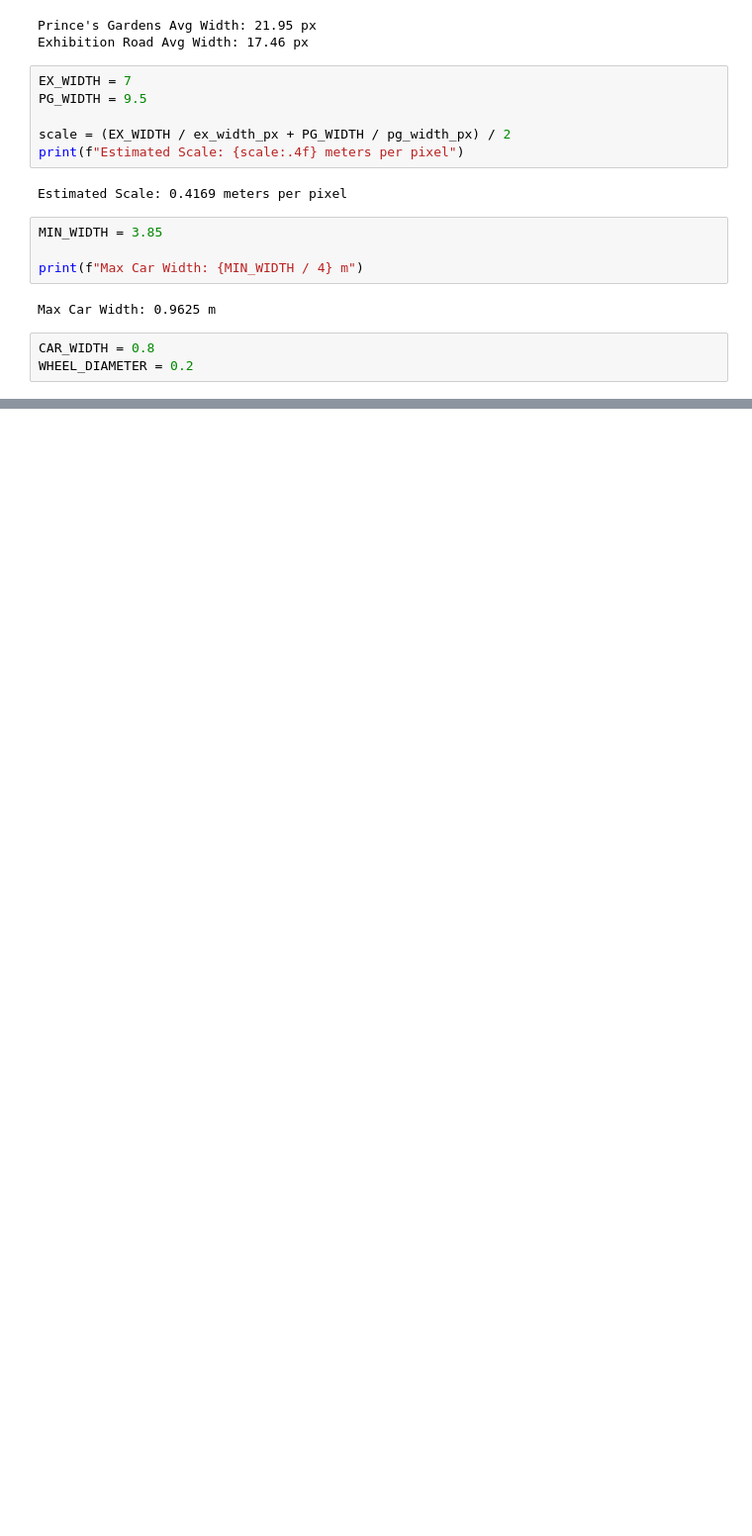
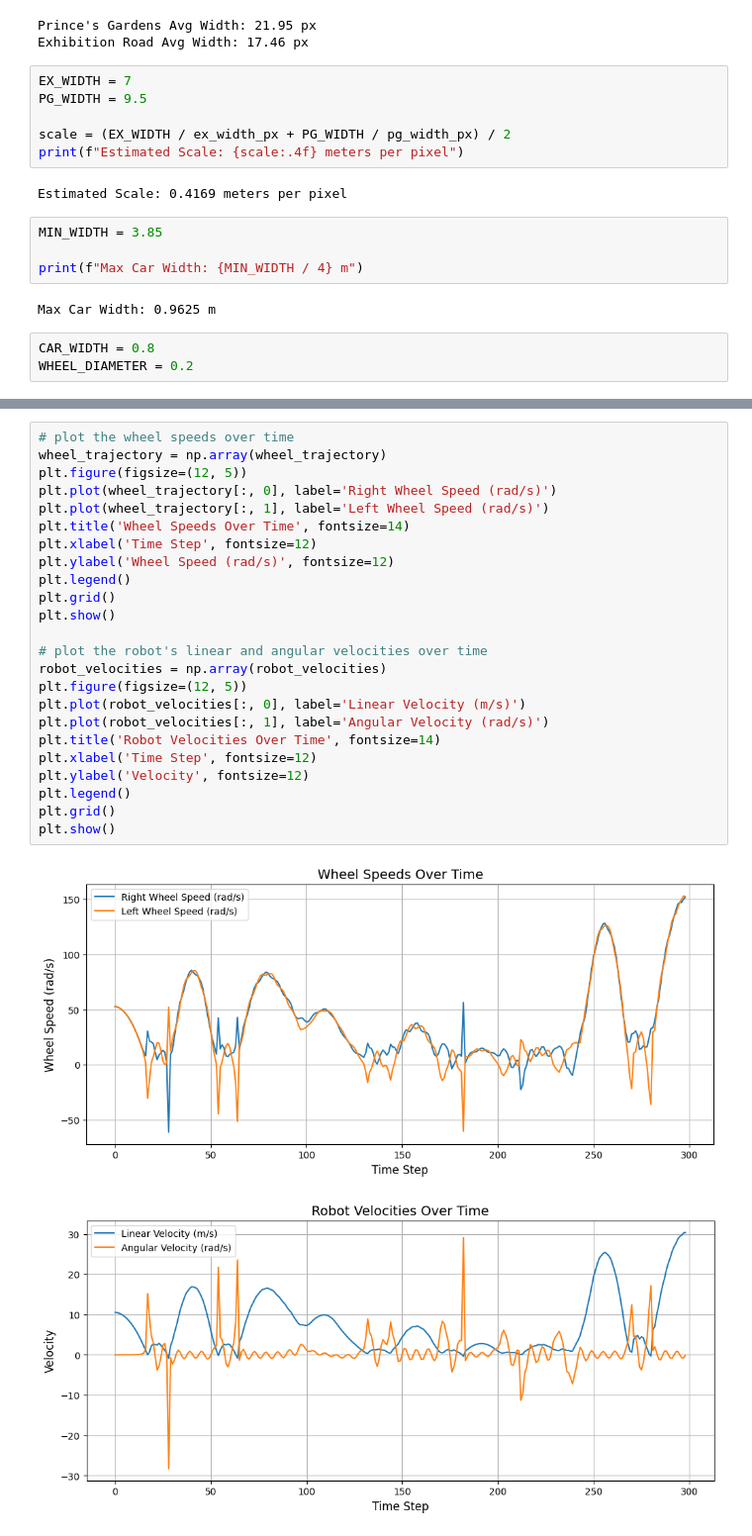
Before and after one commit to m1pan/me4robotics_cw2, a Jupyter notebook: cw.ipynb, the cells around one changed output, grey strips where cells are left out. Shown at 99% size. Drawn from its saved outputs; the diff is of its cells as text; blank space fills up the shorter version.

```diff
--- a/cw.ipynb
+++ b/cw.ipynb
@@ -355,0 +316,27 @@ plt.show()
+# %%
+# plot the wheel speeds over time
+wheel_trajectory = np.array(wheel_trajectory)
+plt.figure(figsize=(12, 5))
+plt.plot(wheel_trajectory[:, 0], label='Right Wheel Speed (rad/s)')
+plt.plot(wheel_trajectory[:, 1], label='Left Wheel Speed (rad/s)')
+plt.title('Wheel Speeds Over Time', fontsize=14)
+plt.xlabel('Time Step', fontsize=12)
+plt.ylabel('Wheel Speed (rad/s)', fontsize=12)
+plt.legend()
+plt.grid()
+plt.show()
+
+# plot the robot's linear and angular velocities over time
+robot_velocities = np.array(robot_velocities)
+plt.figure(figsize=(12, 5))
+plt.plot(robot_velocities[:, 0], label='Linear Velocity (m/s)')
+plt.plot(robot_velocities[:, 1], label='Angular Velocity (rad/s)')
+plt.title('Robot Velocities Over Time', fontsize=14)
+plt.xlabel('Time Step', fontsize=12)
+plt.ylabel('Velocity', fontsize=12)
+plt.legend()
+plt.grid()
+plt.show()
+# %% [output]
+[figure, added]
+[figure, added]
```
Also changed, not shown: parts of 9 cells of this notebook, 1 other file.
